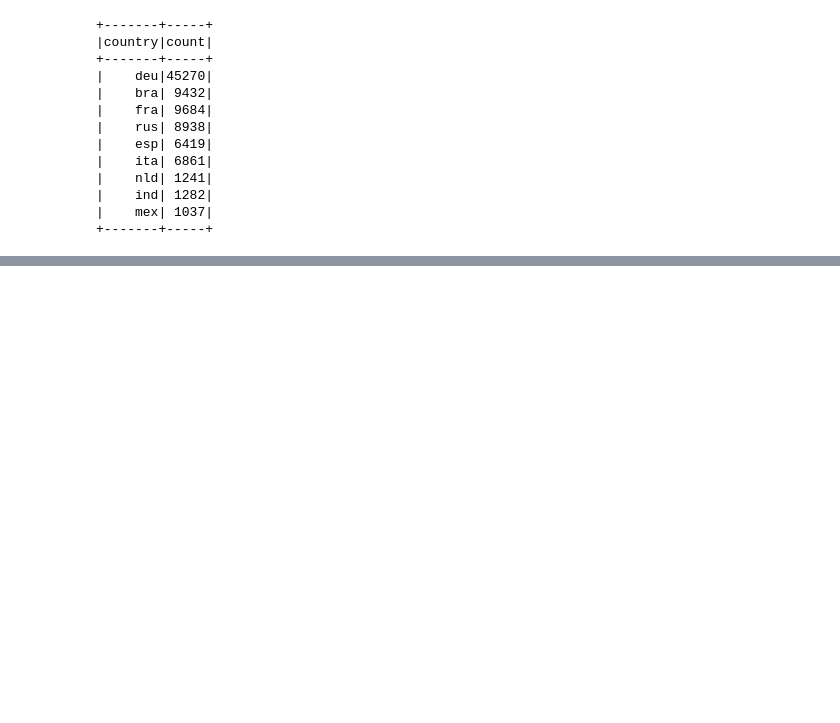
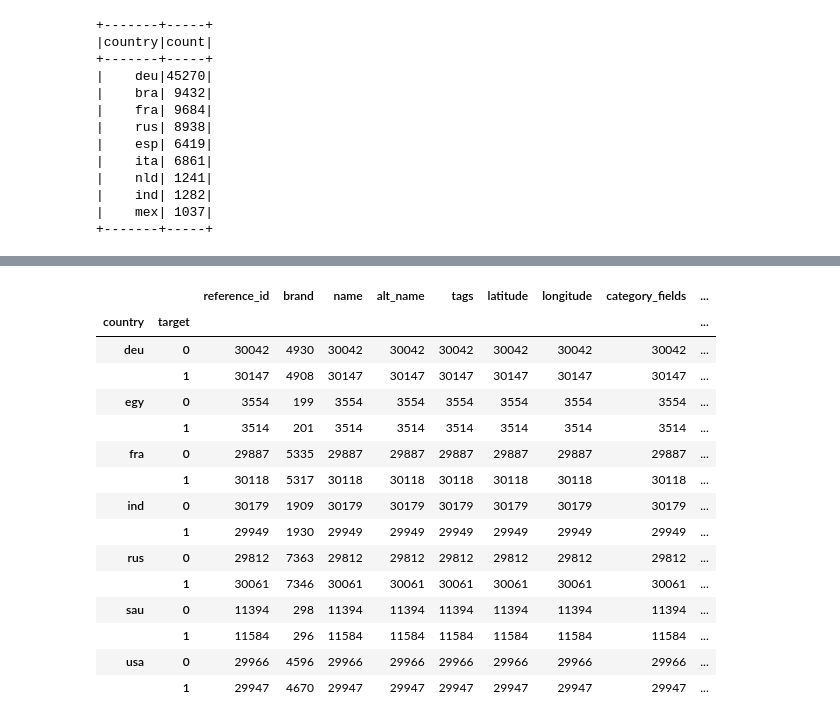
Before and after one commit to danielperezefremova-tomtom/dnn_name_matching, a Jupyter notebook: notebooks/Untitled.ipynb, the cells around one changed output, grey strips where cells are left out. Cells and saved outputs as stored; diff of their text form; code cells hidden in the pictures; blank space fills up the shorter version.

Commit message:
Add experiment to load new layer for semantic comparison

```diff
--- a/notebooks/Untitled.ipynb
+++ b/notebooks/Untitled.ipynb
@@ -331,3 +331,7 @@ catalog.load('df_normalized_pairs').groupBy('country').count().show()
 |    ind| 1282|
 |    mex| 1037|
 +-------+-----+
+# %%
+train = catalog.load('train')
+test = catalog.load('test')
+validation = catalog.load('validation')
@@ -333,0 +342,3 @@ catalog.load('df_normalized_pairs').groupBy('country').count().show()
+# %%
+train.groupby(['country', 'target']).count()
+# %% [output]
@@ -333,0 +346,16 @@ catalog.load('df_normalized_pairs').groupBy('country').count().show()
+|  |  | reference_id | brand | name | alt_name | tags | latitude | longitude | category_fields | ... |
+| country | target |  |  |  |  |  |  |  |  | ... |
+| deu | 0 | 30042 | 4930 | 30042 | 30042 | 30042 | 30042 | 30042 | 30042 | ... |
+|  | 1 | 30147 | 4908 | 30147 | 30147 | 30147 | 30147 | 30147 | 30147 | ... |
+| egy | 0 | 3554 | 199 | 3554 | 3554 | 3554 | 3554 | 3554 | 3554 | ... |
+|  | 1 | 3514 | 201 | 3514 | 3514 | 3514 | 3514 | 3514 | 3514 | ... |
+| fra | 0 | 29887 | 5335 | 29887 | 29887 | 29887 | 29887 | 29887 | 29887 | ... |
+|  | 1 | 30118 | 5317 | 30118 | 30118 | 30118 | 30118 | 30118 | 30118 | ... |
+| ind | 0 | 30179 | 1909 | 30179 | 30179 | 30179 | 30179 | 30179 | 30179 | ... |
+|  | 1 | 29949 | 1930 | 29949 | 29949 | 29949 | 29949 | 29949 | 29949 | ... |
+| rus | 0 | 29812 | 7363 | 29812 | 29812 | 29812 | 29812 | 29812 | 29812 | ... |
+|  | 1 | 30061 | 7346 | 30061 | 30061 | 30061 | 30061 | 30061 | 30061 | ... |
+| sau | 0 | 11394 | 298 | 11394 | 11394 | 11394 | 11394 | 11394 | 11394 | ... |
+|  | 1 | 11584 | 296 | 11584 | 11584 | 11584 | 11584 | 11584 | 11584 | ... |
+| usa | 0 | 29966 | 4596 | 29966 | 29966 | 29966 | 29966 | 29966 | 29966 | ... |
+|  | 1 | 29947 | 4670 | 29947 | 29947 | 29947 | 29947 | 29947 | 29947 | ... |
```
Also changed, not shown: parts of 7 cells of this notebook, 13 other files.
